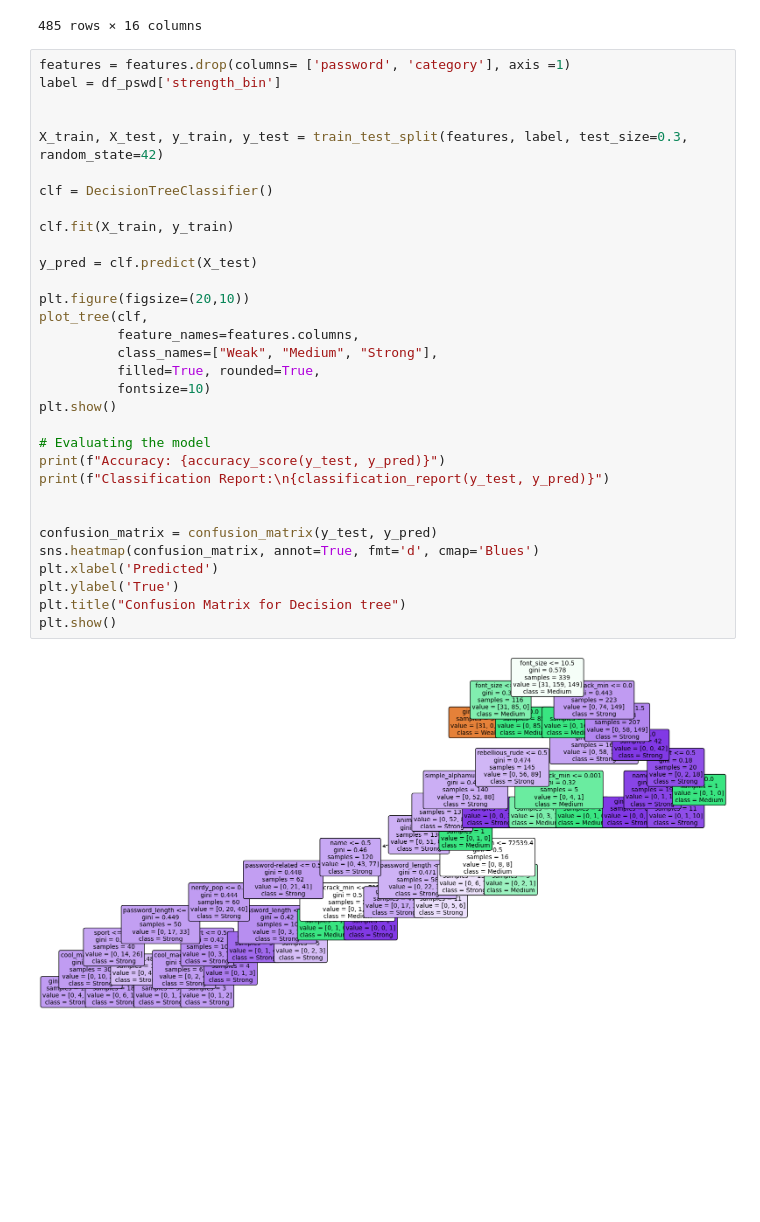
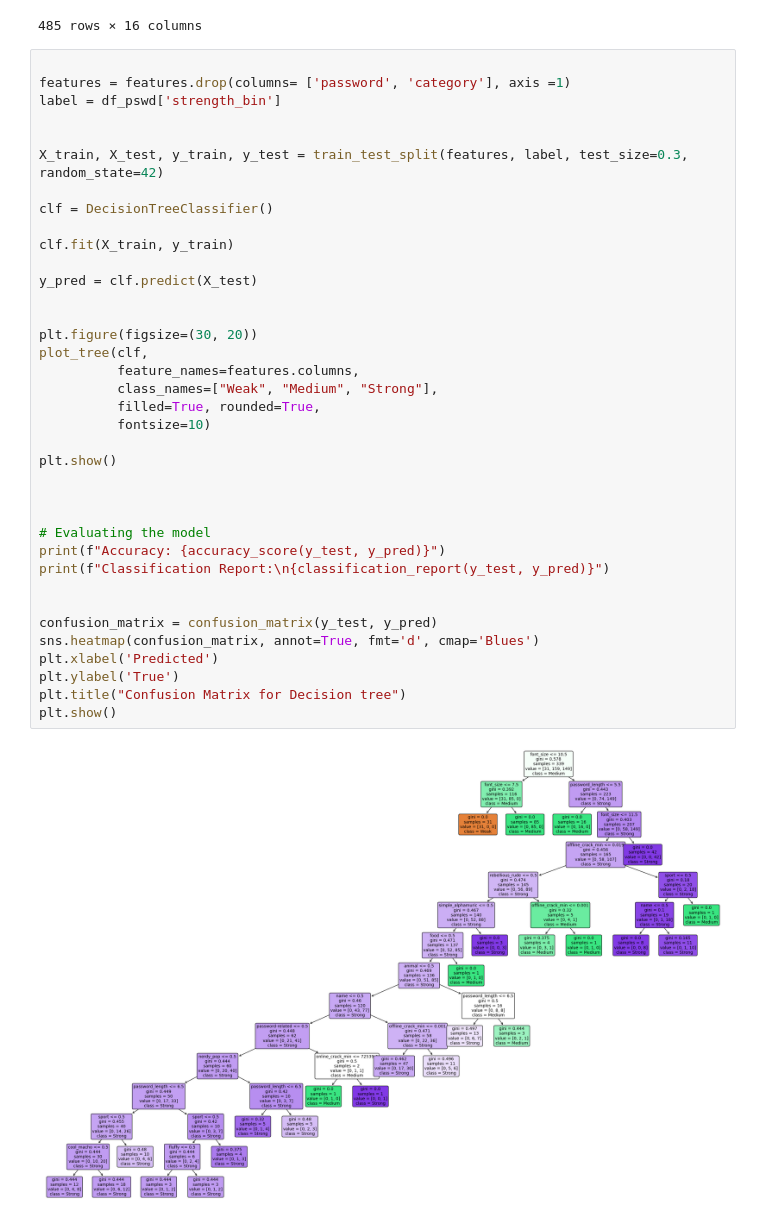
Before and after one commit to Jyothismaria/469_Project, a Jupyter notebook: project_classification.ipynb, the cells around one changed output. Drawn from its saved outputs; the diff is of its cells as text; blank space fills up the shorter version.

Commit message:
Better formatted tree graph

```diff
--- a/project_classification.ipynb
+++ b/project_classification.ipynb
@@ -189,36 +189,41 @@ features
 | 498 | jester | name | 11.0 | 5.356800e+03 | 5.350000e-05 | 6 | 0 | ... |
 485 rows × 16 columns
 # %%
+
 features = features.drop(columns= ['password', 'category'], axis =1)
 label = df_pswd['strength_bin']
 
 
 X_train, X_test, y_train, y_test = train_test_split(features, label, test_size=0.3, random_state=42)
 
 clf = DecisionTreeClassifier()
 
 clf.fit(X_train, y_train)
 
 y_pred = clf.predict(X_test)
 
-plt.figure(figsize=(20,10))
+
+plt.figure(figsize=(30, 20))
 plot_tree(clf,
           feature_names=features.columns,
           class_names=["Weak", "Medium", "Strong"],
           filled=True, rounded=True,
           fontsize=10)
+
 plt.show()
+
+
 
 # Evaluating the model
 print(f"Accuracy: {accuracy_score(y_test, y_pred)}")
 print(f"Classification Report:\n{classification_report(y_test, y_pred)}")
 
 
 confusion_matrix = confusion_matrix(y_test, y_pred)
 sns.heatmap(confusion_matrix, annot=True, fmt='d', cmap='Blues')
 plt.xlabel('Predicted')
 plt.ylabel('True')
 plt.title("Confusion Matrix for Decision tree")
 plt.show()
 # %% [output]
-[figure, old version]
+[figure, new version]
```
Also changed, not shown: parts of 1 cell of this notebook.
